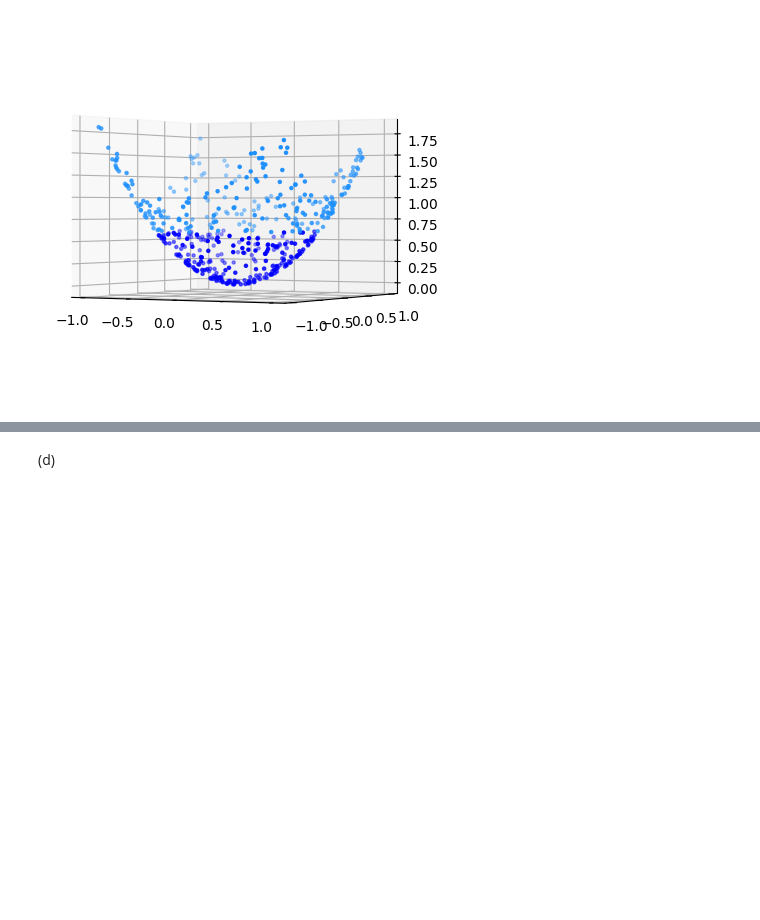
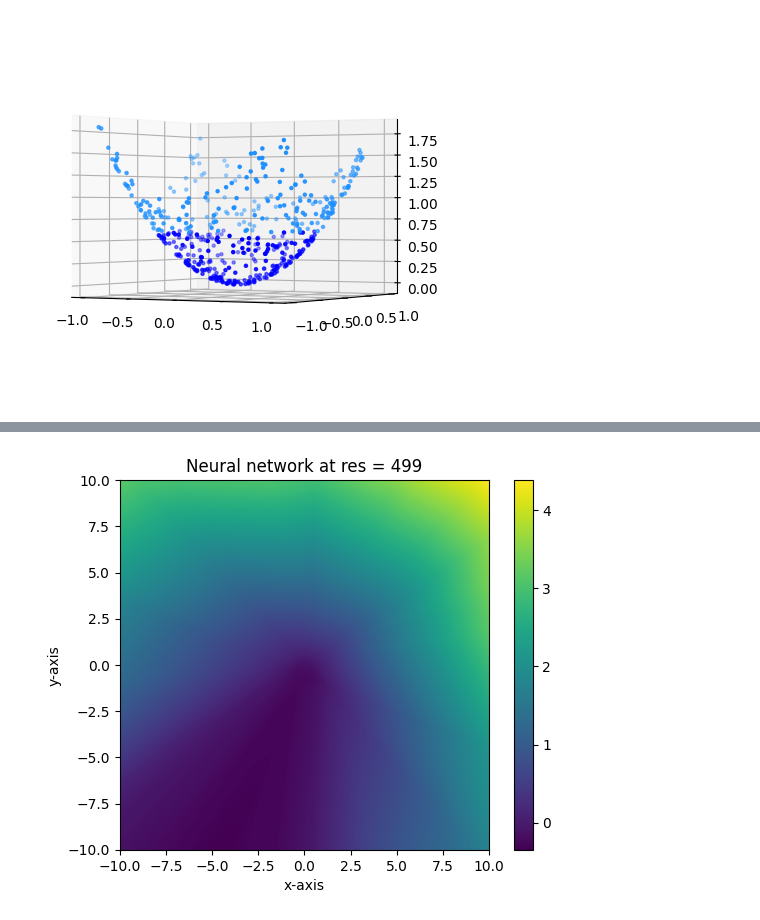
Before and after one commit to S3gmentati0nFault/machine-learning-physics, a Jupyter notebook: Sheet_3/sheet03.ipynb, the cells around one changed output, grey strips where cells are left out. Drawn from its saved outputs; the diff is of its cells as text; code cells hidden in the pictures; blank space fills up the shorter version.

```diff
--- a/Sheet_3/sheet03.ipynb
+++ b/Sheet_3/sheet03.ipynb
@@ -190,2 +185,38 @@ accuracy: 1.0
+# %%
+# Define NN architecture
+class Shallow_Network(nn.Module):
+    def __init__(self):
+      super(Shallow_Network, self).__init__()
+
+      # fully connected hidden layer
+      self.linear_1 = nn.Linear(2, 20)
+      self.linear_2 = nn.Linear(20, 1)
+      self.relu = nn.ReLU()
+
+    def forward(self, x):
+      x = self.linear_1(x)
+      x = self.relu(x)
+      x = self.linear_2(x)
+      return x
+# %%
+def visualize_model(model, bound, res=500):
+    with torch.no_grad():
+        x = torch.linspace(-bound, bound, res)
+        y = torch.linspace(-bound, bound, res)
+        xy = torch.stack(torch.meshgrid(x, y, indexing='ij'), axis=-1)
+        xy = xy.reshape(-1, 2)
+        out = model(xy).reshape(res, res)
+    return out
+
+def graph_visualizer(output, extent):
+    plt.imshow(output, extent=(-10, 10, -10, 10), origin='lower', cmap='viridis')
+    plt.colorbar()
+    plt.title('Neural network at res = ' + str(i))
+    plt.xlabel('x-axis')
+    plt.ylabel('y-axis')
+    plt.show()
 # %%
-# TODO: instantiate the model and make the visualizations as requested in the task
+# Instantiate the model and make the visualizations as requested in the task
+def simple_visualizer(model):
+    output = visualize_model(model, 10)
+    graph_visualizer(output, extent=(-10, 10, -10, 10))
@@ -200,2 +222,0 @@ accuracy: 1.0
-# %% [markdown]
-(d)
@@ -205,0 +237,5 @@ accuracy: 1.0
+# %%
+shallow_network = Shallow_Network()
+simple_visualizer(shallow_network)
+# %% [output]
+[figure, added]
```
Also changed, not shown: parts of 19 cells of this notebook.
